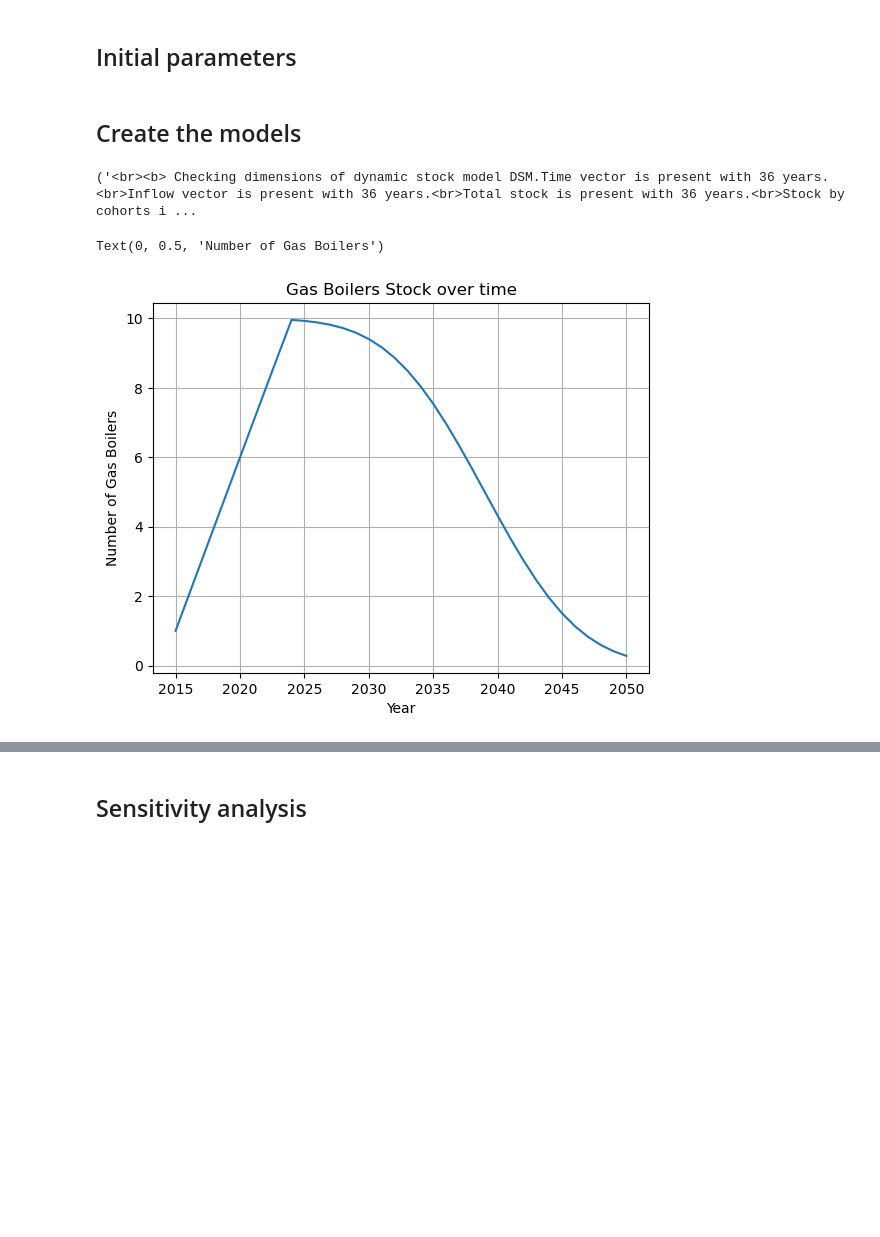
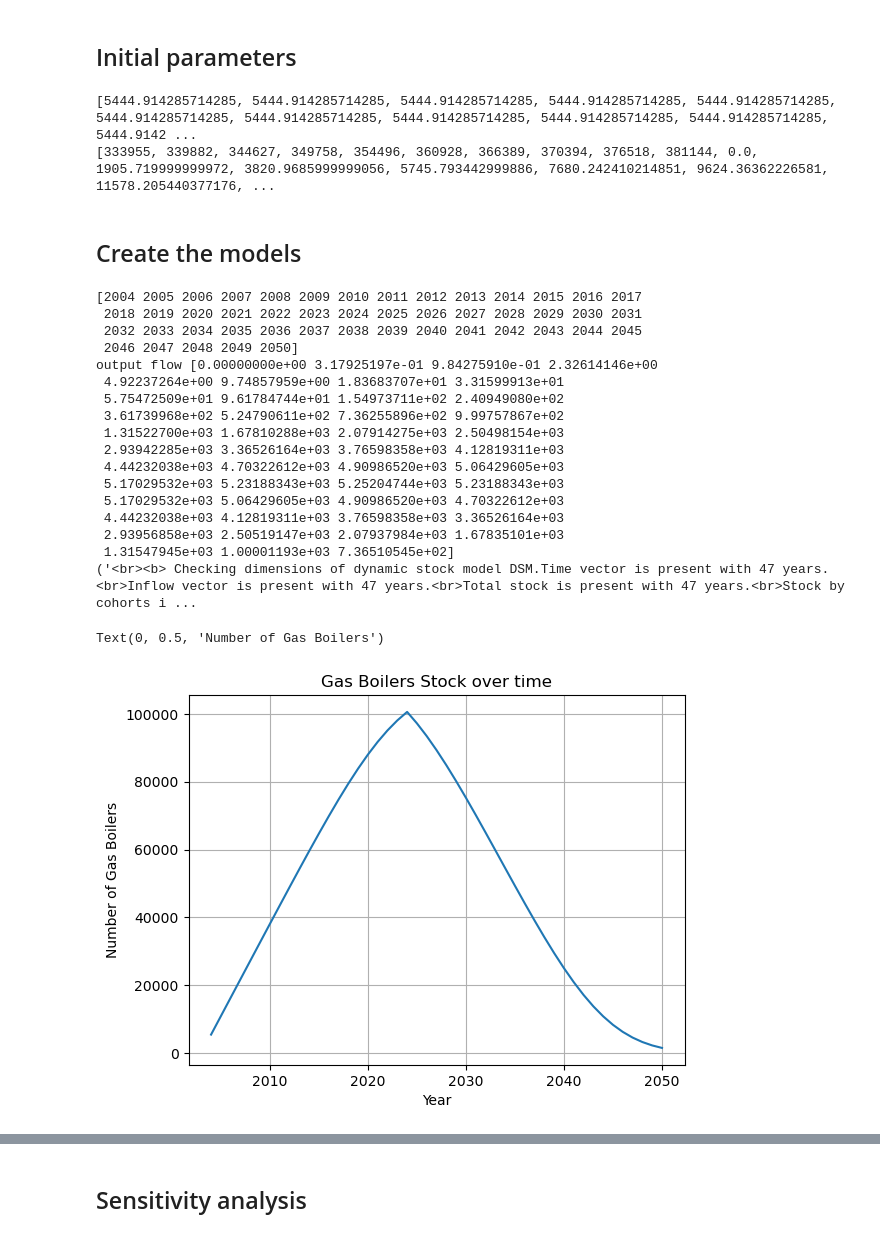
Before and after one commit to Margaux-Ccd/MFA_HeatPumps, a Jupyter notebook: Dynamic_MFA/Dynamic_HP.ipynb, the cells around one changed output, grey strips where cells are left out. Drawn from its saved outputs; the diff is of its cells as text; code cells hidden in the pictures; blank space fills up the shorter version.

Commit message:
Add pop increase, input of GB and past stock of HP

```diff
--- a/Dynamic_MFA/Dynamic_HP.ipynb
+++ b/Dynamic_MFA/Dynamic_HP.ipynb
@@ -12,7 +12,7 @@ import matplotlib.pyplot as plt
 import openpyxl
 # %%
 # Vaud number housing
-housing_2024= 380000
+housing_2024= 381144
 
 # increase of the number of housing
 
@@ -24,10 +24,10 @@ prop_HP_2024 = 0.17
 prop_GB_2024 = 0.30
 
 # Lifetime HP
-lifetime_HP_2024 = [20]*(9+26)  # from 2015 to 2050
+lifetime_HP_2024 = [20]*(46)  # from 2015 to 2050
 
 # Lifetime GB
-lifetime_GB_2024 = [20]*(9+26)  # from 2015 to 2050
+lifetime_GB_2024 = [20]*(46)  # from 2015 to 2050
 
 # std lifetime
 std_GB=0.25
@@ -42,30 +42,64 @@ Years = np.arange(2015, 2051) # 2015 to 2025 is the initialisation then 2025 to
 # %% [markdown]
 ## Initial parameters
 # %%
-# Use previous import of HP and GB sales
-GB_sales =[1]*10+[0]*26
+# Use previous import of GB sales in Vaud
+GB_sales =[housing_2024*prop_GB_2024/21]*21+[0]*26
+print(GB_sales, len(GB_sales))
+
+# Calculate housing increase over time for future years
+Housing_past=[333955,339882, 344627, 349758, 354496, 360928, 366389, 370394, 376518, housing_2024]#2015 to 2024
+Housing_increase=[housing_2024*(1+housing_increase_2024)**i-housing_2024 for i in range(0,26)]
+Housing_increase=Housing_past+Housing_increase
+print(Housing_increase, len(Housing_increase))
+# %% [output]
+[5444.914285714285, 5444.914285714285, 5444.914285714285, 5444.914285714285, 5444.914285714285, 5444.914285714285, 5444.914285714285, 5444.914285714285, 5444.914285714285, 5444.914285714285, 5444.9142 ...
+[333955, 339882, 344627, 349758, 354496, 360928, 366389, 370394, 376518, 381144, 0.0, 1905.719999999972, 3820.9685999999056, 5745.793442999886, 7680.242410214851, 9624.36362226581, 11578.205440377176, ...
 # %% [markdown]
 ## Create the models
 # %%
 # inflow driven model for Gas boilers
-GB_DSM = dsm.DynamicStockModel(t = Years,
+# over 2004-2024 and then projection 2025-2050
+Years_GB=np.arange(2004,2051)
+GB_DSM = dsm.DynamicStockModel(t = Years_GB,
                                i =GB_sales, lt = {'Type': GB_pdf, 'Mean': lifetime_GB_2024, 'StdDev': std_GB* np.array(lifetime_GB_2024)},)
+
+
 
 # compute stock
 S_C, O_C= GB_DSM.compute_s_c_inflow_driven()
+O_C= GB_DSM.compute_o_c_from_s_c()
 
 S=GB_DSM.compute_stock_total()
+O=GB_DSM.compute_outflow_total()
 check_GB=GB_DSM.dimension_check()
+print("output flow", GB_DSM.o)
+
 # plot stock
 print(check_GB)
 plt.grid()
 plt.plot( GB_DSM.t,GB_DSM.s, label='Gas Boilers Stock')
 plt.title('Gas Boilers Stock over time')
 plt.xlabel('Year')
 plt.ylabel('Number of Gas Boilers')
 # %% [output]
-('<br><b> Checking dimensions of dynamic stock model DSM.Time vector is present with 36 years.<br>Inflow vector is present with 36 years.<br>Total stock is present with 36 years.<br>Stock by cohorts i ...
+[2004 2005 2006 2007 2008 2009 2010 2011 2012 2013 2014 2015 2016 2017
+ 2018 2019 2020 2021 2022 2023 2024 2025 2026 2027 2028 2029 2030 2031
+ 2032 2033 2034 2035 2036 2037 2038 2039 2040 2041 2042 2043 2044 2045
+ 2046 2047 2048 2049 2050]
+output flow [0.00000000e+00 3.17925197e-01 9.84275910e-01 2.32614146e+00
+ 4.92237264e+00 9.74857959e+00 1.83683707e+01 3.31599913e+01
+ 5.75472509e+01 9.61784744e+01 1.54973711e+02 2.40949080e+02
+ 3.61739968e+02 5.24790611e+02 7.36255896e+02 9.99757867e+02
+ 1.31522700e+03 1.67810288e+03 2.07914275e+03 2.50498154e+03
+ 2.93942285e+03 3.36526164e+03 3.76598358e+03 4.12819311e+03
+ 4.44232038e+03 4.70322612e+03 4.90986520e+03 5.06429605e+03
+ 5.17029532e+03 5.23188343e+03 5.25204744e+03 5.23188343e+03
+ 5.17029532e+03 5.06429605e+03 4.90986520e+03 4.70322612e+03
+ 4.44232038e+03 4.12819311e+03 3.76598358e+03 3.36526164e+03
+ 2.93956858e+03 2.50519147e+03 2.07937984e+03 1.67835101e+03
+ 1.31547945e+03 1.00001193e+03 7.36510545e+02]
+('<br><b> Checking dimensions of dynamic stock model DSM.Time vector is present with 47 years.<br>Inflow vector is present with 47 years.<br>Total stock is present with 47 years.<br>Stock by cohorts i ...
 Text(0, 0.5, 'Number of Gas Boilers')
-[figure, old version]
+[figure, new version]
 # %%
 # Model for the heat pumps STOCK driven model
```
Also changed, not shown: parts of 2 cells of this notebook.
